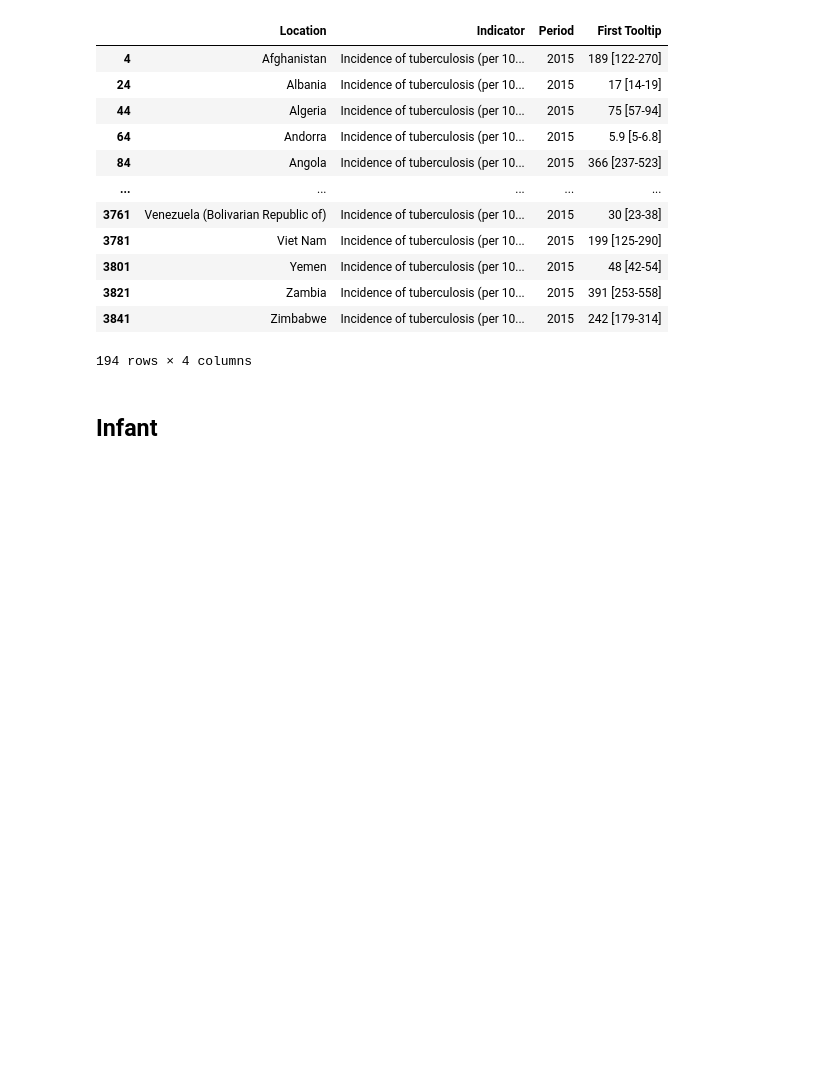
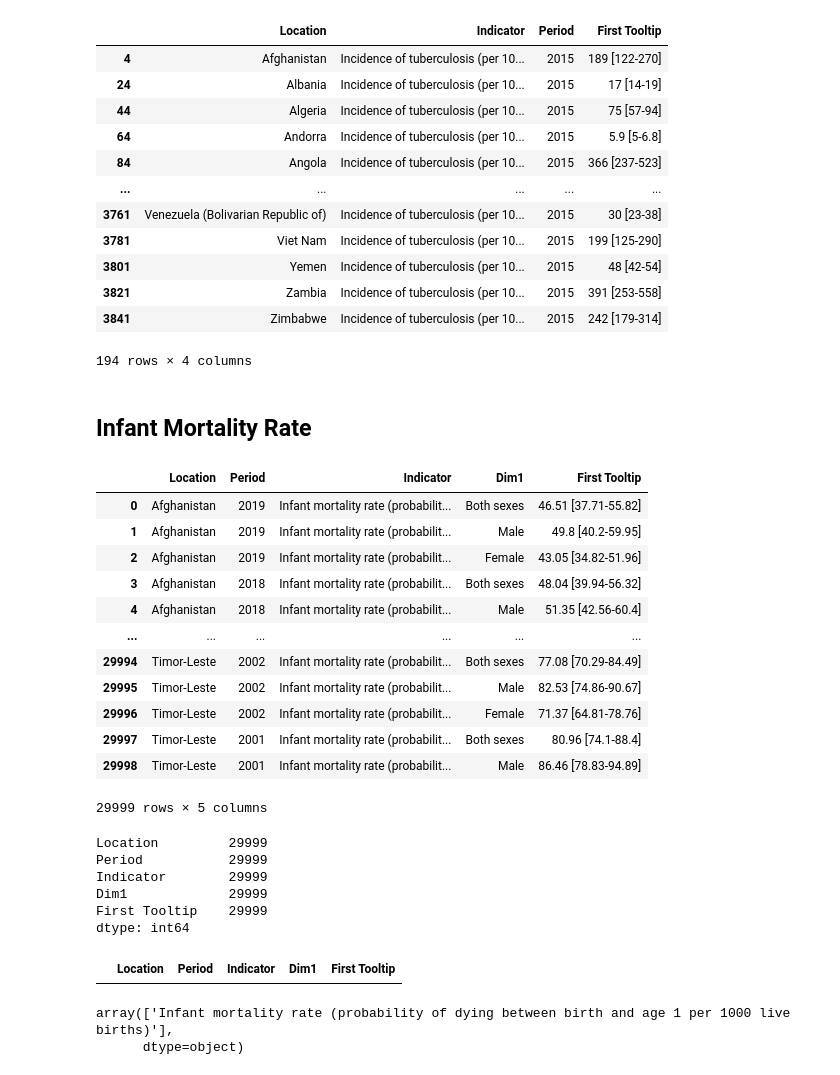
Before and after one commit to kwolf3/World_Health_Statistics_Project, a Jupyter notebook: Select Data.ipynb, the cells around one changed output. Saved outputs shown, nothing was run; the diff lists cells and outputs as text; code cells hidden in the pictures; blank space fills up the shorter version.

```diff
--- a/Select Data.ipynb
+++ b/Select Data.ipynb
@@ -2630,4 +2630,39 @@ tuber_2015
 | 3841 | Zimbabwe | Incidence of tuberculosis (per 10... | 2015 | 242 [179-314] |
 194 rows × 4 columns
 # %% [markdown]
-## Infant
+## Infant Mortality Rate
+# %%
+infant_mort = pd.read_csv(WHS_path/'infantMortalityRate.csv')
+infant_mort
+# %% [output]
+|  | Location | Period | Indicator | Dim1 | First Tooltip |
+| 0 | Afghanistan | 2019 | Infant mortality rate (probabilit... | Both sexes | 46.51 [37.71-55.82] |
+| 1 | Afghanistan | 2019 | Infant mortality rate (probabilit... | Male | 49.8 [40.2-59.95] |
+| 2 | Afghanistan | 2019 | Infant mortality rate (probabilit... | Female | 43.05 [34.82-51.96] |
+| 3 | Afghanistan | 2018 | Infant mortality rate (probabilit... | Both sexes | 48.04 [39.94-56.32] |
+| 4 | Afghanistan | 2018 | Infant mortality rate (probabilit... | Male | 51.35 [42.56-60.4] |
+| ... | ... | ... | ... | ... | ... |
+| 29994 | Timor-Leste | 2002 | Infant mortality rate (probabilit... | Both sexes | 77.08 [70.29-84.49] |
+| 29995 | Timor-Leste | 2002 | Infant mortality rate (probabilit... | Male | 82.53 [74.86-90.67] |
+| 29996 | Timor-Leste | 2002 | Infant mortality rate (probabilit... | Female | 71.37 [64.81-78.76] |
+| 29997 | Timor-Leste | 2001 | Infant mortality rate (probabilit... | Both sexes | 80.96 [74.1-88.4] |
+| 29998 | Timor-Leste | 2001 | Infant mortality rate (probabilit... | Male | 86.46 [78.83-94.89] |
+29999 rows × 5 columns
+# %%
+infant_mort.isnull().count()
+# %% [output]
+Location         29999
+Period           29999
+Indicator        29999
+Dim1             29999
+First Tooltip    29999
+dtype: int64
+# %%
+infant_mort[infant_mort['First Tooltip'] == '0.0[0.0-0.0]']
+# %% [output]
+|  | Location | Period | Indicator | Dim1 | First Tooltip |
+# %%
+infant_mort['Indicator'].unique()
+# %% [output]
+array(['Infant mortality rate (probability of dying between birth and age 1 per 1000 live births)'],
+      dtype=object)
```
Also changed, not shown: parts of 29 cells of this notebook.
